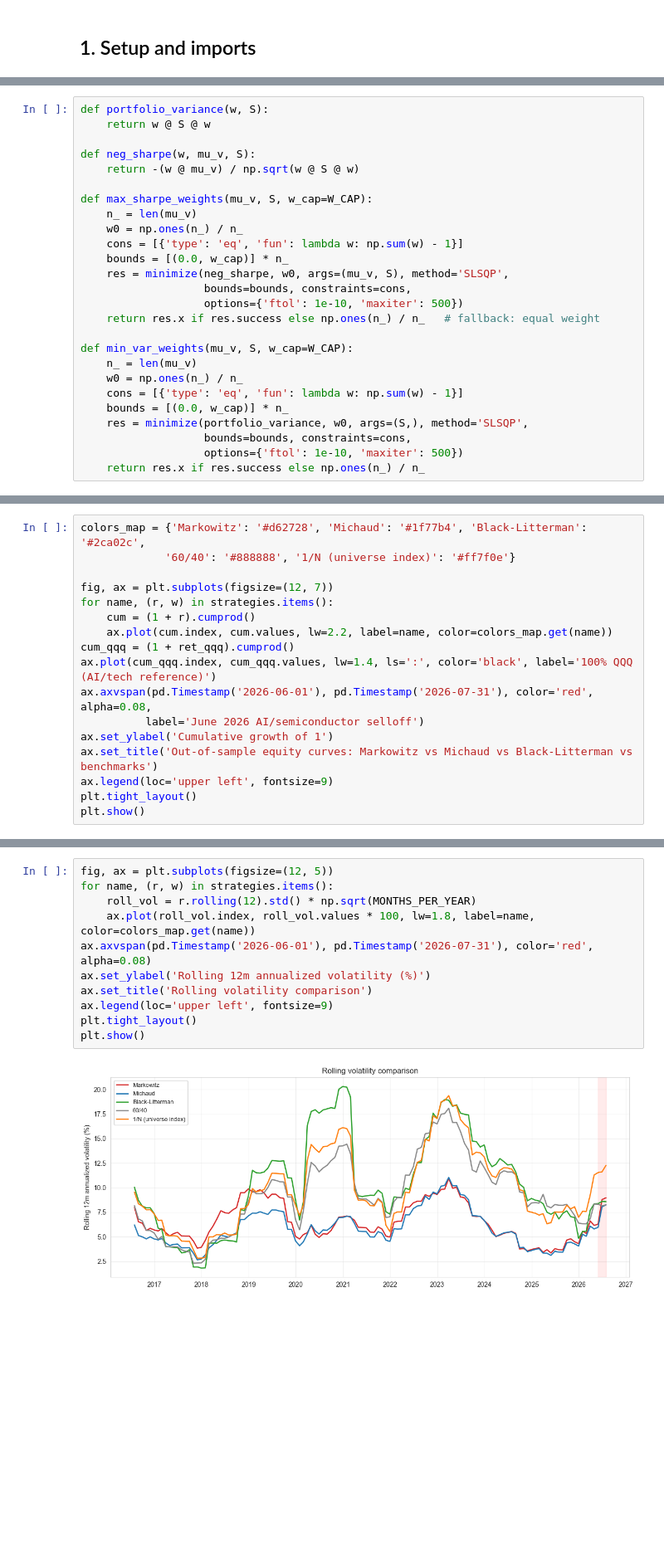
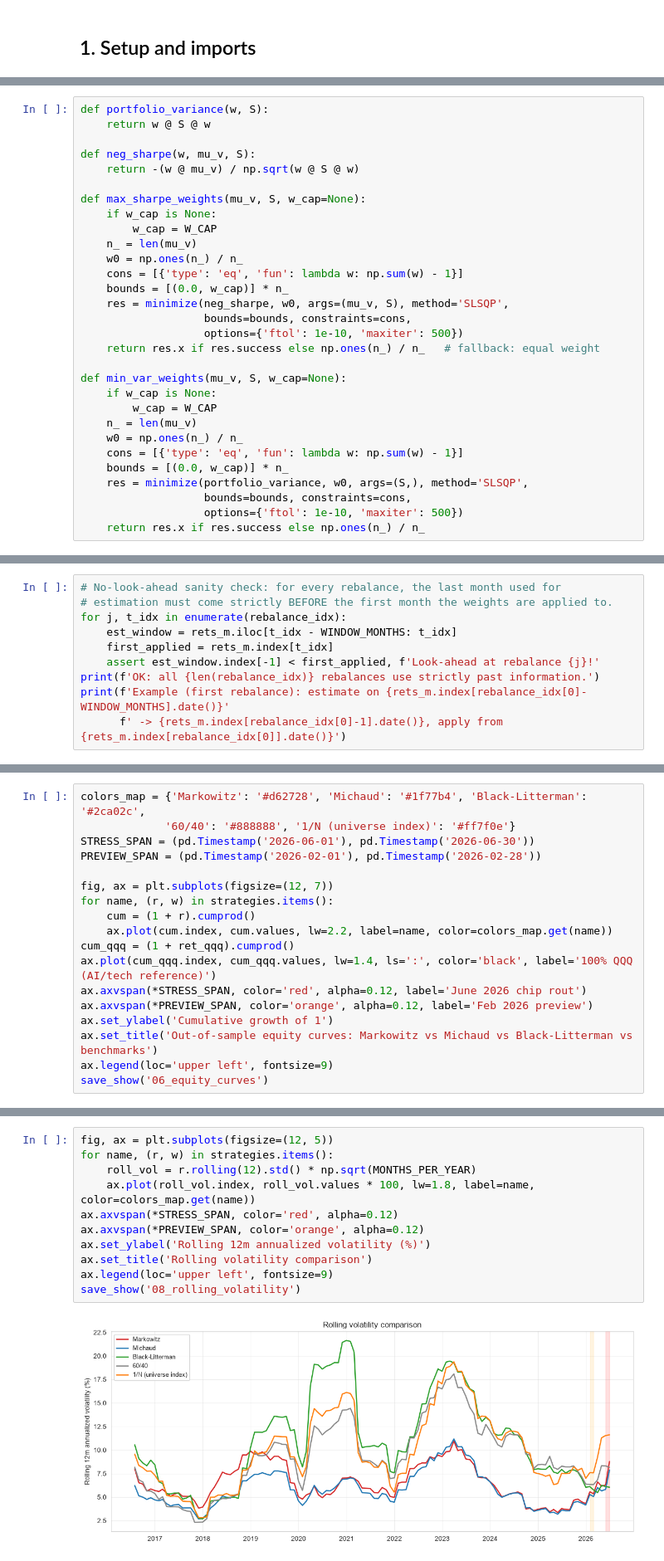
Before and after one commit to frabanfo/FMA, a Jupyter notebook: AI_Concentration_Dynamic_Allocation.ipynb, the cells around one changed output, grey strips where cells are left out. Shown at 83% size. Cells and saved outputs as stored; diff of their text form; blank space fills up the shorter version.

```diff
--- a/AI_Concentration_Dynamic_Allocation.ipynb
+++ b/AI_Concentration_Dynamic_Allocation.ipynb
@@ -285,7 +516,9 @@ def portfolio_variance(w, S):
 def neg_sharpe(w, mu_v, S):
     return -(w @ mu_v) / np.sqrt(w @ S @ w)
 
-def max_sharpe_weights(mu_v, S, w_cap=W_CAP):
+def max_sharpe_weights(mu_v, S, w_cap=None):
+    if w_cap is None:
+        w_cap = W_CAP
     n_ = len(mu_v)
     w0 = np.ones(n_) / n_
     cons = [{'type': 'eq', 'fun': lambda w: np.sum(w) - 1}]
@@ -295,7 +528,9 @@ def max_sharpe_weights(mu_v, S, w_cap=W_CAP):
                    options={'ftol': 1e-10, 'maxiter': 500})
     return res.x if res.success else np.ones(n_) / n_   # fallback: equal weight
 
-def min_var_weights(mu_v, S, w_cap=W_CAP):
+def min_var_weights(mu_v, S, w_cap=None):
+    if w_cap is None:
+        w_cap = W_CAP
     n_ = len(mu_v)
     w0 = np.ones(n_) / n_
     cons = [{'type': 'eq', 'fun': lambda w: np.sum(w) - 1}]
@@ -321 +556,11 @@ print(f'(the first {WINDOW_MONTHS} months are used only to estimate mu/Sigma for
 (the first 60 months are used only to estimate mu/Sigma for the first rebalance)
+# %%
+# No-look-ahead sanity check: for every rebalance, the last month used for
+# estimation must come strictly BEFORE the first month the weights are applied to.
+for j, t_idx in enumerate(rebalance_idx):
+    est_window = rets_m.iloc[t_idx - WINDOW_MONTHS: t_idx]
+    first_applied = rets_m.index[t_idx]
+    assert est_window.index[-1] < first_applied, f'Look-ahead at rebalance {j}!'
+print(f'OK: all {len(rebalance_idx)} rebalances use strictly past information.')
+print(f'Example (first rebalance): estimate on {rets_m.index[rebalance_idx[0]-WINDOW_MONTHS].date()}'
+      f' -> {rets_m.index[rebalance_idx[0]-1].date()}, apply from {rets_m.index[rebalance_idx[0]].date()}')
@@ -503,6 +816,8 @@ summary.T.style.format('{:.3f}')
 # %%
 colors_map = {'Markowitz': '#d62728', 'Michaud': '#1f77b4', 'Black-Litterman': '#2ca02c',
              '60/40': '#888888', '1/N (universe index)': '#ff7f0e'}
+STRESS_SPAN = (pd.Timestamp('2026-06-01'), pd.Timestamp('2026-06-30'))
+PREVIEW_SPAN = (pd.Timestamp('2026-02-01'), pd.Timestamp('2026-02-28'))
 
 fig, ax = plt.subplots(figsize=(12, 7))
 for name, (r, w) in strategies.items():
@@ -510,11 +825,10 @@ for name, (r, w) in strategies.items():
     ax.plot(cum.index, cum.values, lw=2.2, label=name, color=colors_map.get(name))
 cum_qqq = (1 + ret_qqq).cumprod()
 ax.plot(cum_qqq.index, cum_qqq.values, lw=1.4, ls=':', color='black', label='100% QQQ (AI/tech reference)')
-ax.axvspan(pd.Timestamp('2026-06-01'), pd.Timestamp('2026-07-31'), color='red', alpha=0.08,
-          label='June 2026 AI/semiconductor selloff')
+ax.axvspan(*STRESS_SPAN, color='red', alpha=0.12, label='June 2026 chip rout')
+ax.axvspan(*PREVIEW_SPAN, color='orange', alpha=0.12, label='Feb 2026 preview')
 ax.set_ylabel('Cumulative growth of 1')
 ax.set_title('Out-of-sample equity curves: Markowitz vs Michaud vs Black-Litterman vs benchmarks')
 ax.legend(loc='upper left', fontsize=9)
-plt.tight_layout()
-plt.show()
+save_show('06_equity_curves')
 # %% [output]
@@ -536,14 +850,14 @@ plt.show()
 # %%
 fig, ax = plt.subplots(figsize=(12, 5))
 for name, (r, w) in strategies.items():
     roll_vol = r.rolling(12).std() * np.sqrt(MONTHS_PER_YEAR)
     ax.plot(roll_vol.index, roll_vol.values * 100, lw=1.8, label=name, color=colors_map.get(name))
-ax.axvspan(pd.Timestamp('2026-06-01'), pd.Timestamp('2026-07-31'), color='red', alpha=0.08)
+ax.axvspan(*STRESS_SPAN, color='red', alpha=0.12)
+ax.axvspan(*PREVIEW_SPAN, color='orange', alpha=0.12)
 ax.set_ylabel('Rolling 12m annualized volatility (%)')
 ax.set_title('Rolling volatility comparison')
 ax.legend(loc='upper left', fontsize=9)
-plt.tight_layout()
-plt.show()
+save_show('08_rolling_volatility')
 # %% [output]
-[figure, old version]
+[figure, new version]
 # %% [markdown]
```
Also changed, not shown: parts of 44 cells of this notebook, 32 other files.
